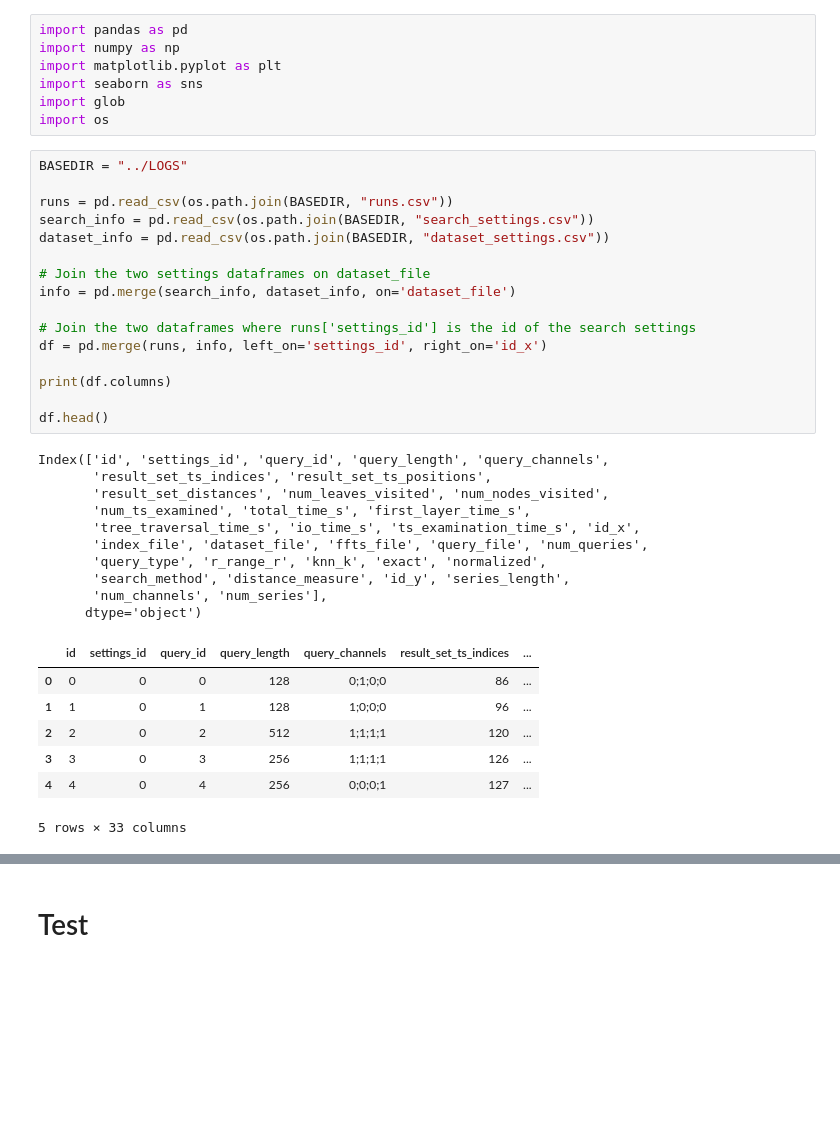
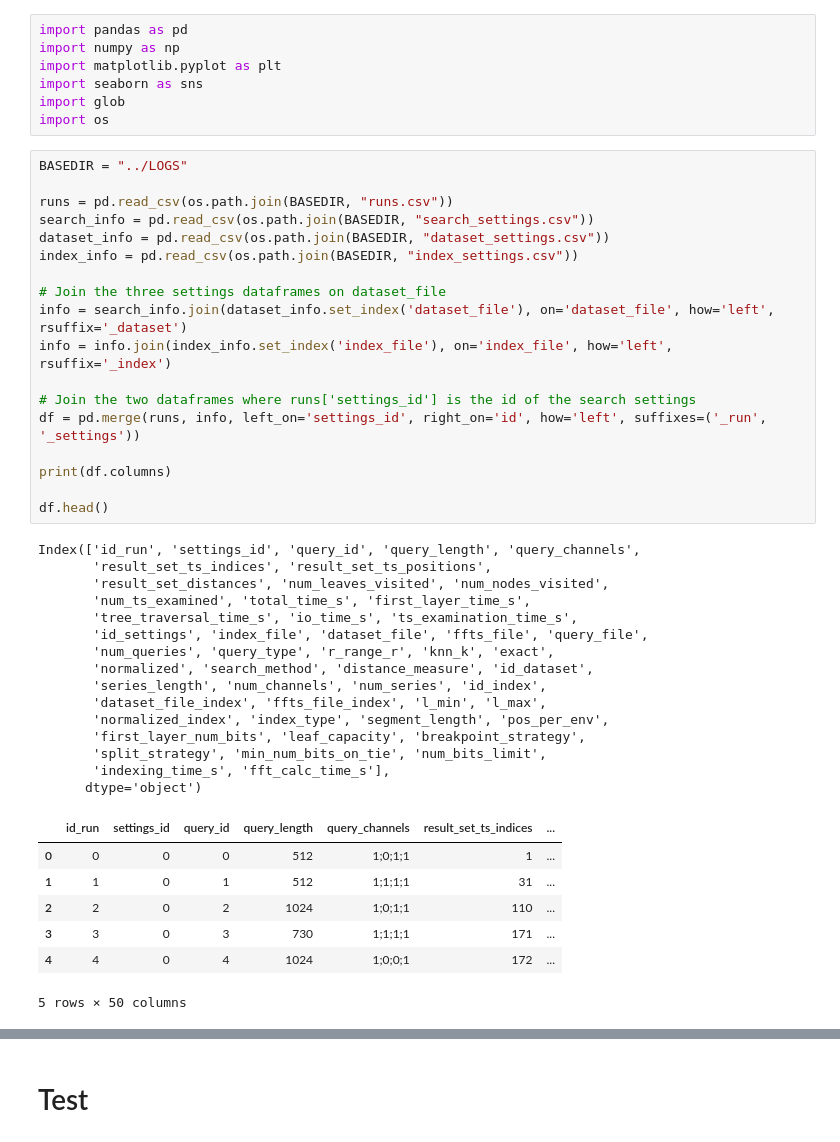
Before and after one commit to BPelokTUE/MULISSE, a Jupyter notebook: analyze/main.ipynb, the cells around one changed output, grey strips where cells are left out. Cells and saved outputs as stored; diff of their text form; blank space fills up the shorter version.

```diff
--- a/analyze/main.ipynb
+++ b/analyze/main.ipynb
@@ -10,37 +10,44 @@ import os
 # %%
 BASEDIR = "../LOGS"
 
 runs = pd.read_csv(os.path.join(BASEDIR, "runs.csv"))
 search_info = pd.read_csv(os.path.join(BASEDIR, "search_settings.csv"))
 dataset_info = pd.read_csv(os.path.join(BASEDIR, "dataset_settings.csv"))
+index_info = pd.read_csv(os.path.join(BASEDIR, "index_settings.csv"))
 
-# Join the two settings dataframes on dataset_file
-info = pd.merge(search_info, dataset_info, on='dataset_file')
+# Join the three settings dataframes on dataset_file
+info = search_info.join(dataset_info.set_index('dataset_file'), on='dataset_file', how='left', rsuffix='_dataset')
+info = info.join(index_info.set_index('index_file'), on='index_file', how='left', rsuffix='_index')
 
 # Join the two dataframes where runs['settings_id'] is the id of the search settings
-df = pd.merge(runs, info, left_on='settings_id', right_on='id_x')
+df = pd.merge(runs, info, left_on='settings_id', right_on='id', how='left', suffixes=('_run', '_settings'))
 
 print(df.columns)
 
 df.head()
 # %% [output]
-Index(['id', 'settings_id', 'query_id', 'query_length', 'query_channels',
+Index(['id_run', 'settings_id', 'query_id', 'query_length', 'query_channels',
        'result_set_ts_indices', 'result_set_ts_positions',
        'result_set_distances', 'num_leaves_visited', 'num_nodes_visited',
        'num_ts_examined', 'total_time_s', 'first_layer_time_s',
-       'tree_traversal_time_s', 'io_time_s', 'ts_examination_time_s', 'id_x',
-       'index_file', 'dataset_file', 'ffts_file', 'query_file', 'num_queries',
-       'query_type', 'r_range_r', 'knn_k', 'exact', 'normalized',
-       'search_method', 'distance_measure', 'id_y', 'series_length',
-       'num_channels', 'num_series'],
+       'tree_traversal_time_s', 'io_time_s', 'ts_examination_time_s',
+       'id_settings', 'index_file', 'dataset_file', 'ffts_file', 'query_file',
+       'num_queries', 'query_type', 'r_range_r', 'knn_k', 'exact',
+       'normalized', 'search_method', 'distance_measure', 'id_dataset',
+       'series_length', 'num_channels', 'num_series', 'id_index',
+       'dataset_file_index', 'ffts_file_index', 'l_min', 'l_max',
+       'normalized_index', 'index_type', 'segment_length', 'pos_per_env',
+       'first_layer_num_bits', 'leaf_capacity', 'breakpoint_strategy',
+       'split_strategy', 'min_num_bits_on_tie', 'num_bits_limit',
+       'indexing_time_s', 'fft_calc_time_s'],
       dtype='object')
-|  | id | settings_id | query_id | query_length | query_channels | result_set_ts_indices | ... |
-| 0 | 0 | 0 | 0 | 128 | 0;1;0;0 | 86 | ... |
-| 1 | 1 | 0 | 1 | 128 | 1;0;0;0 | 96 | ... |
-| 2 | 2 | 0 | 2 | 512 | 1;1;1;1 | 120 | ... |
-| 3 | 3 | 0 | 3 | 256 | 1;1;1;1 | 126 | ... |
-| 4 | 4 | 0 | 4 | 256 | 0;0;0;1 | 127 | ... |
+|  | id_run | settings_id | query_id | query_length | query_channels | result_set_ts_indices | ... |
+| 0 | 0 | 0 | 0 | 512 | 1;0;1;1 | 1 | ... |
+| 1 | 1 | 0 | 1 | 512 | 1;1;1;1 | 31 | ... |
+| 2 | 2 | 0 | 2 | 1024 | 1;0;1;1 | 110 | ... |
+| 3 | 3 | 0 | 3 | 730 | 1;1;1;1 | 171 | ... |
+| 4 | 4 | 0 | 4 | 1024 | 1;0;0;1 | 172 | ... |
-5 rows × 33 columns
+5 rows × 50 columns
 # %%
 # Infer necessary columns
 ALGOS = ['BRUTE_FORCE', 'MASS', 'MULISSE']
```
Also changed, not shown: parts of 6 cells of this notebook, 1 other file.
